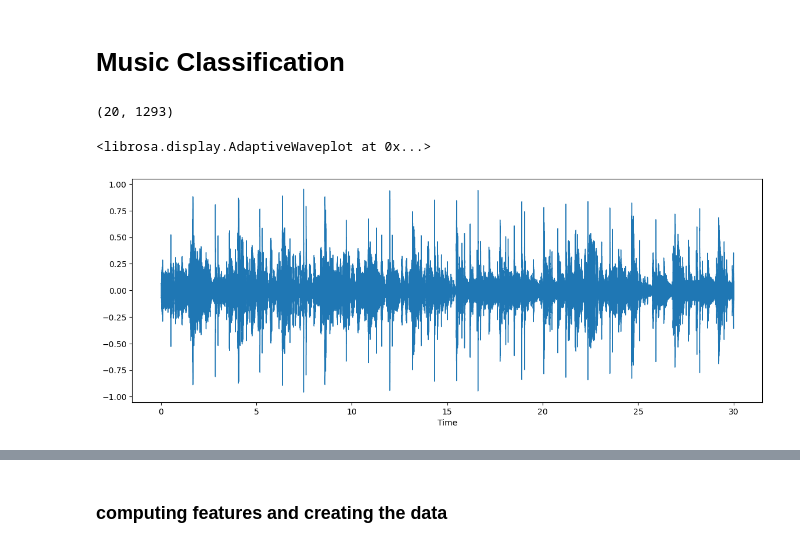
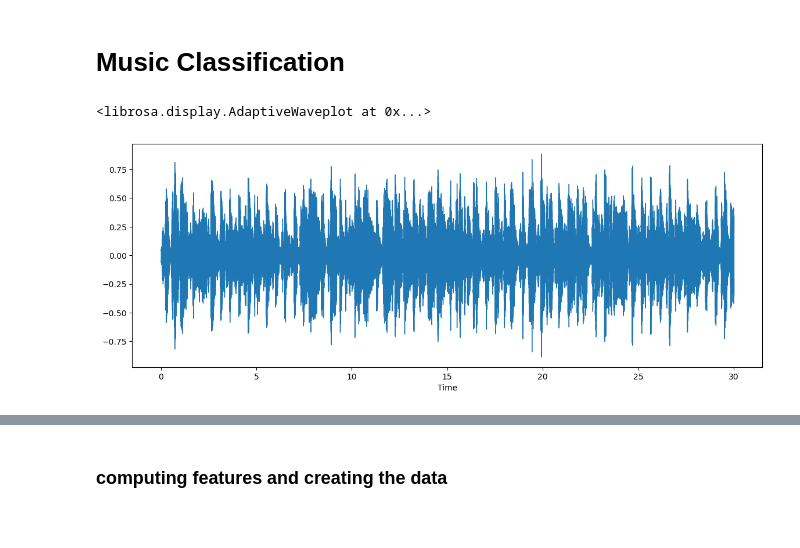
Before and after one commit to armachino/Goalearn, a Jupyter notebook: 1_music_classification/Untitled.ipynb, the cells around one changed output, grey strips where cells are left out. Drawn from its saved outputs; the diff is of its cells as text; code cells hidden in the pictures.

```diff
--- a/1_music_classification/Untitled.ipynb
+++ b/1_music_classification/Untitled.ipynb
@@ -12,17 +12,13 @@ import sklearn
 audio_path = '/home/arman/Documents/Goalearn/1_music_classification/archive/Data/genres_original/blues/blues.00000.wav'
 sig , sample_rate = librosa.load('./archive/Data/genres_original/blues/blues.00000.wav')
 # sig
-mfccs = librosa.feature.mfcc(y=sig, n_mfcc=20, sr=sample_rate)
-mfccs.shape
-# %% [output]
-(20, 1293)
 # %%
 
 plt.figure(figsize=(14, 5))
-librosa.display.waveshow(x, sr=sr)
+librosa.display.waveshow(sig, sr=sample_rate)
 # %% [output]
 <librosa.display.AdaptiveWaveplot at 0x...>
-[figure, old version]
+[figure, new version]
 # %%
 ipd.Audio(filename=audio_path,rate=44100,autoplay=True)
 # %% [output]
```
Also changed, not shown: parts of 5 cells of this notebook.
